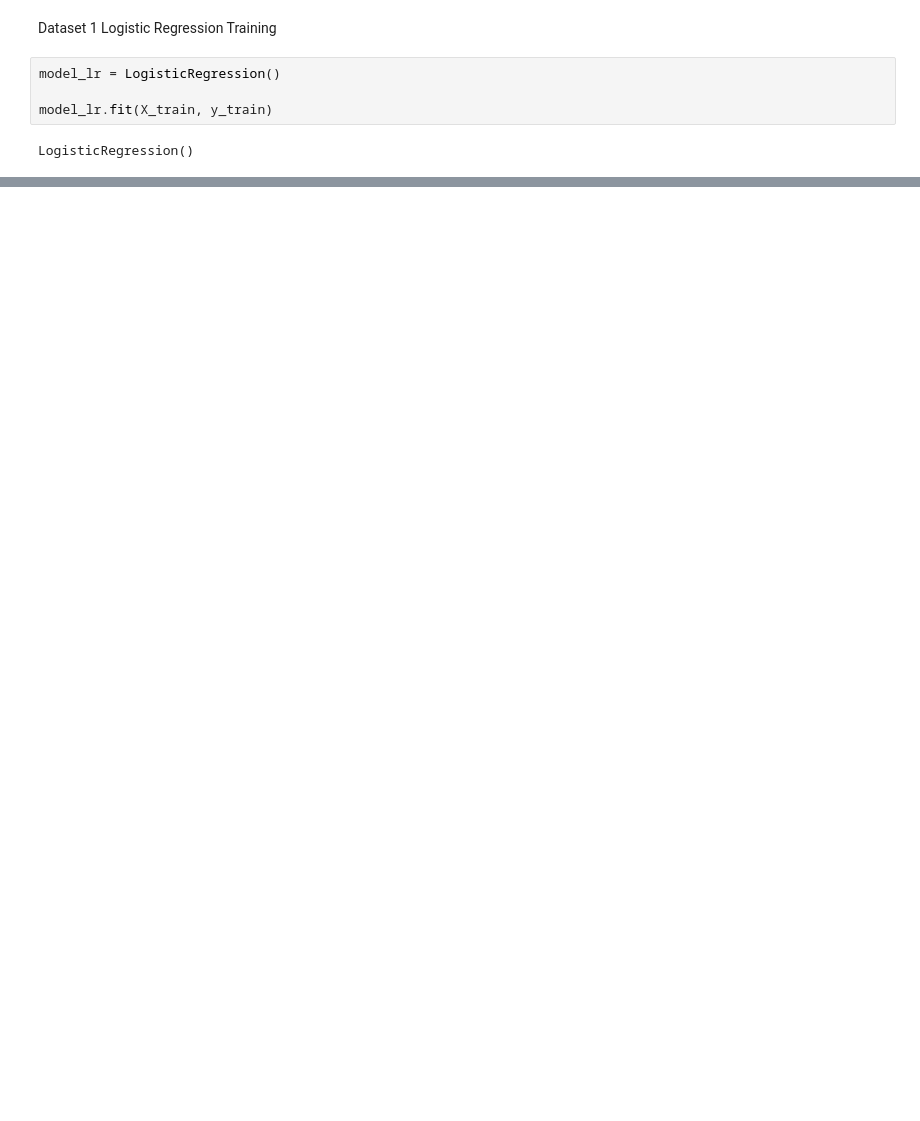
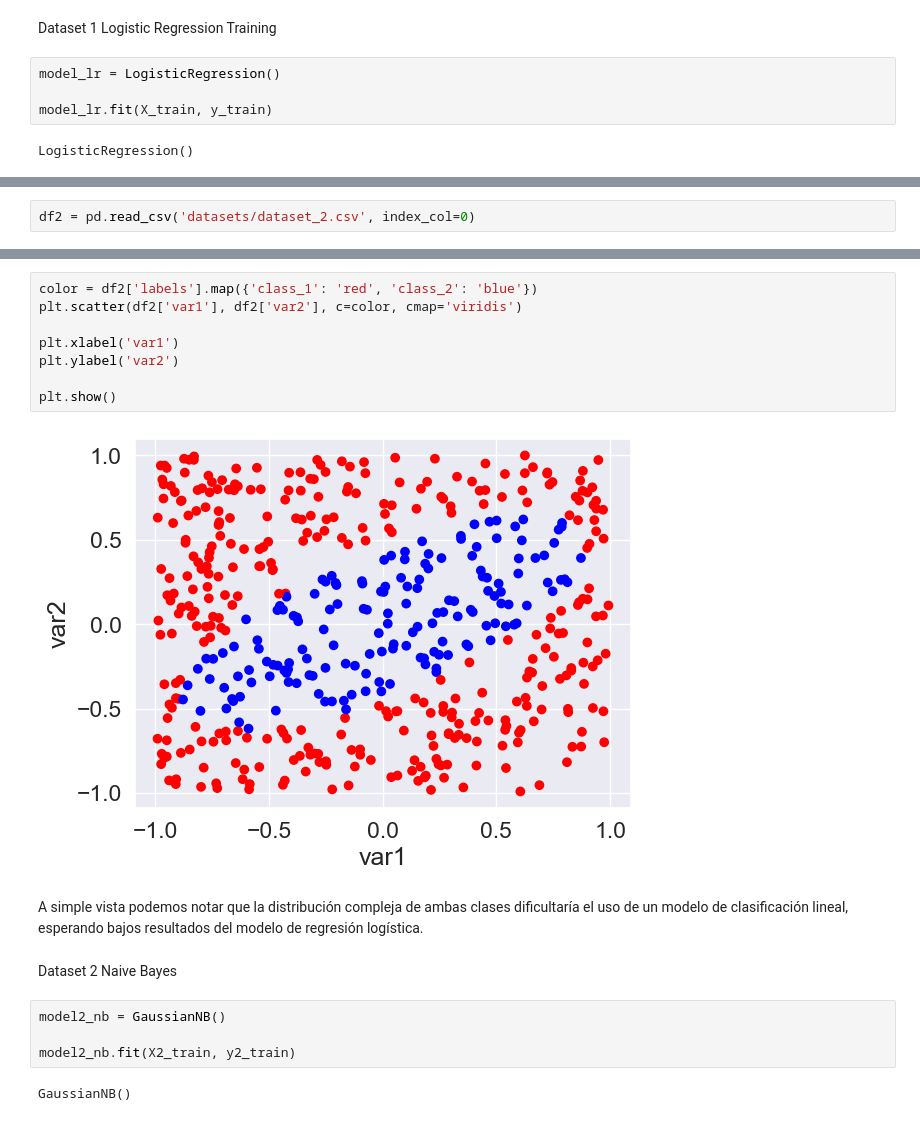
Before and after one commit to EzicStar/ml_interview_problem, a Jupyter notebook: solution.ipynb, the cells around one changed output, grey strips where cells are left out. Drawn from its saved outputs; the diff is of its cells as text; blank space fills up the shorter version.

```diff
--- a/solution.ipynb
+++ b/solution.ipynb
@@ -180,0 +197,2 @@ weighted avg       0.99      0.99      0.99       100
+# %%
+df2 = pd.read_csv('datasets/dataset_2.csv', index_col=0)
@@ -180,0 +232,20 @@ weighted avg       0.99      0.99      0.99       100
+# %%
+color = df2['labels'].map({'class_1': 'red', 'class_2': 'blue'})
+plt.scatter(df2['var1'], df2['var2'], c=color, cmap='viridis')
+
+plt.xlabel('var1')
+plt.ylabel('var2')
+
+plt.show()
+# %% [output]
+[figure, added]
+# %% [markdown]
+A simple vista podemos notar que la distribución compleja de ambas clases dificultaría el uso de un modelo de clasificación lineal, esperando bajos resultados del modelo de regresión logística.
+# %% [markdown]
+Dataset 2 Naive Bayes
+# %%
+model2_nb = GaussianNB()
+
+model2_nb.fit(X2_train, y2_train)
+# %% [output]
+GaussianNB()
```
Also changed, not shown: parts of 23 cells of this notebook.
